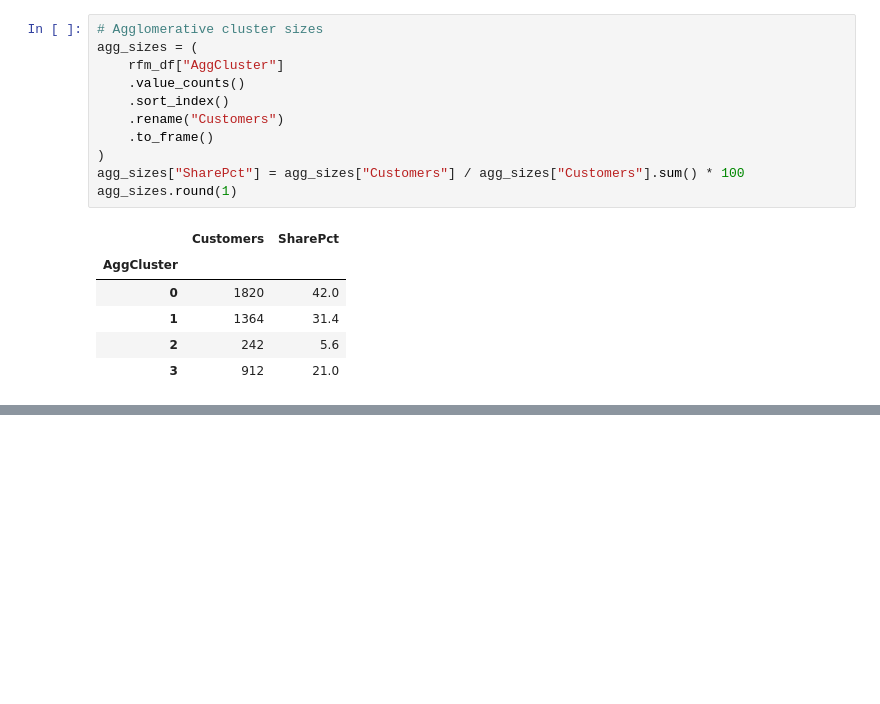
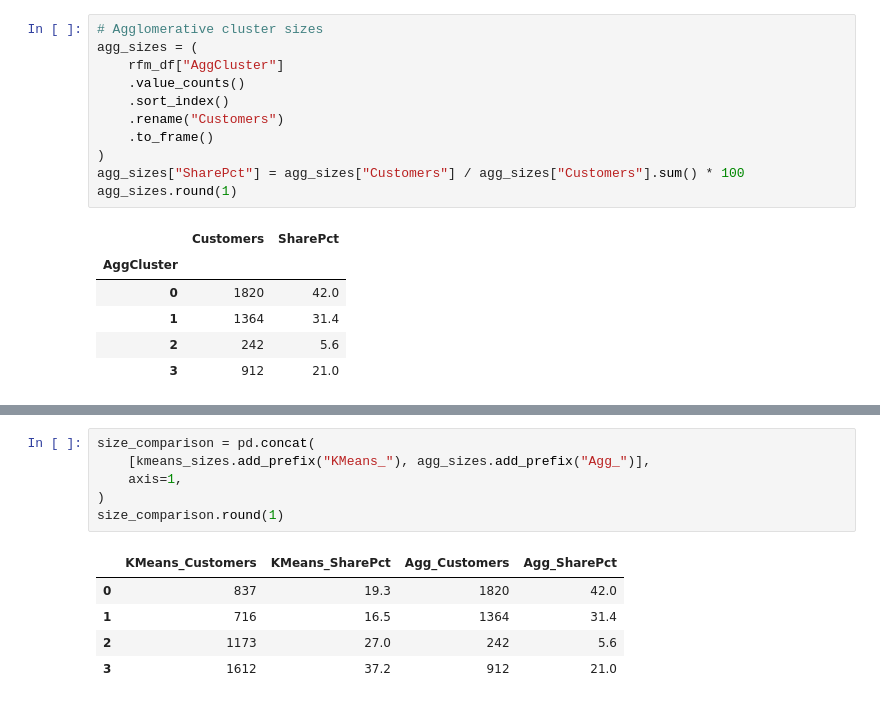
Before and after one commit to HammaadAlam/3730-Customer-Segmentation, a Jupyter notebook: preprocessing.ipynb, the cells around one changed output, grey strips where cells are left out. Cells and saved outputs as stored; diff of their text form; blank space fills up the shorter version.

```diff
--- a/preprocessing.ipynb
+++ b/preprocessing.ipynb
@@ -520,0 +538,12 @@ agg_sizes.round(1)
+# %%
+size_comparison = pd.concat(
+    [kmeans_sizes.add_prefix("KMeans_"), agg_sizes.add_prefix("Agg_")],
+    axis=1,
+)
+size_comparison.round(1)
+# %% [output]
+|  | KMeans_Customers | KMeans_SharePct | Agg_Customers | Agg_SharePct |
+| 0 | 837 | 19.3 | 1820 | 42.0 |
+| 1 | 716 | 16.5 | 1364 | 31.4 |
+| 2 | 1173 | 27.0 | 242 | 5.6 |
+| 3 | 1612 | 37.2 | 912 | 21.0 |
```
Also changed, not shown: parts of 11 cells of this notebook.
